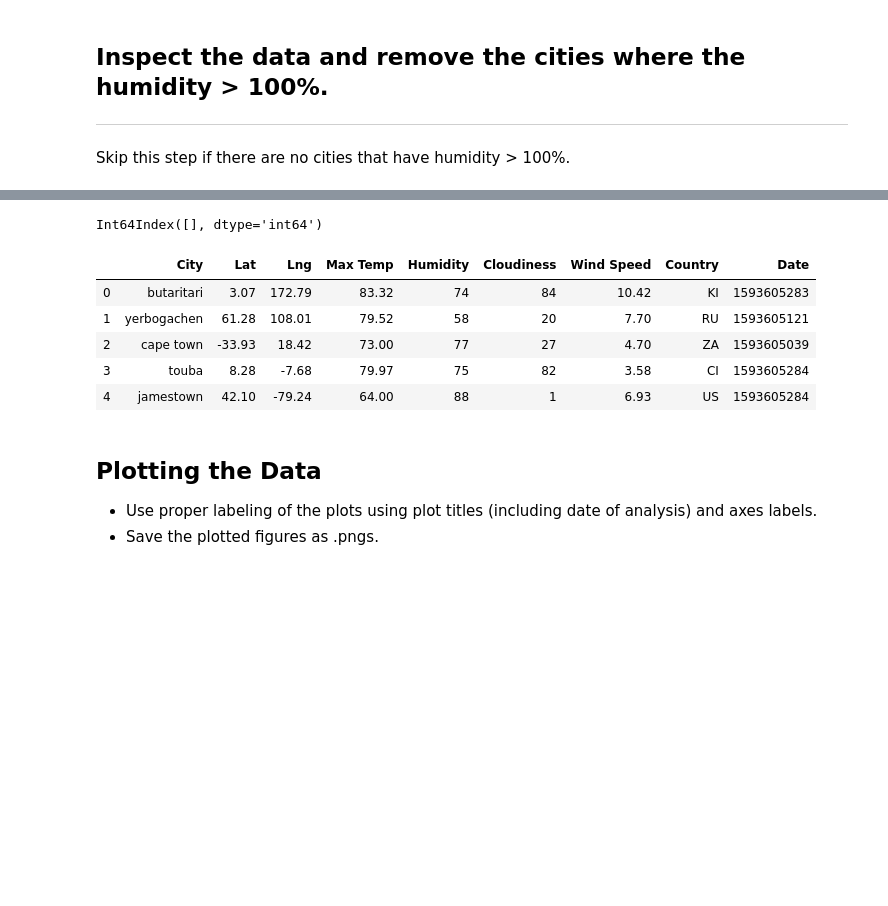
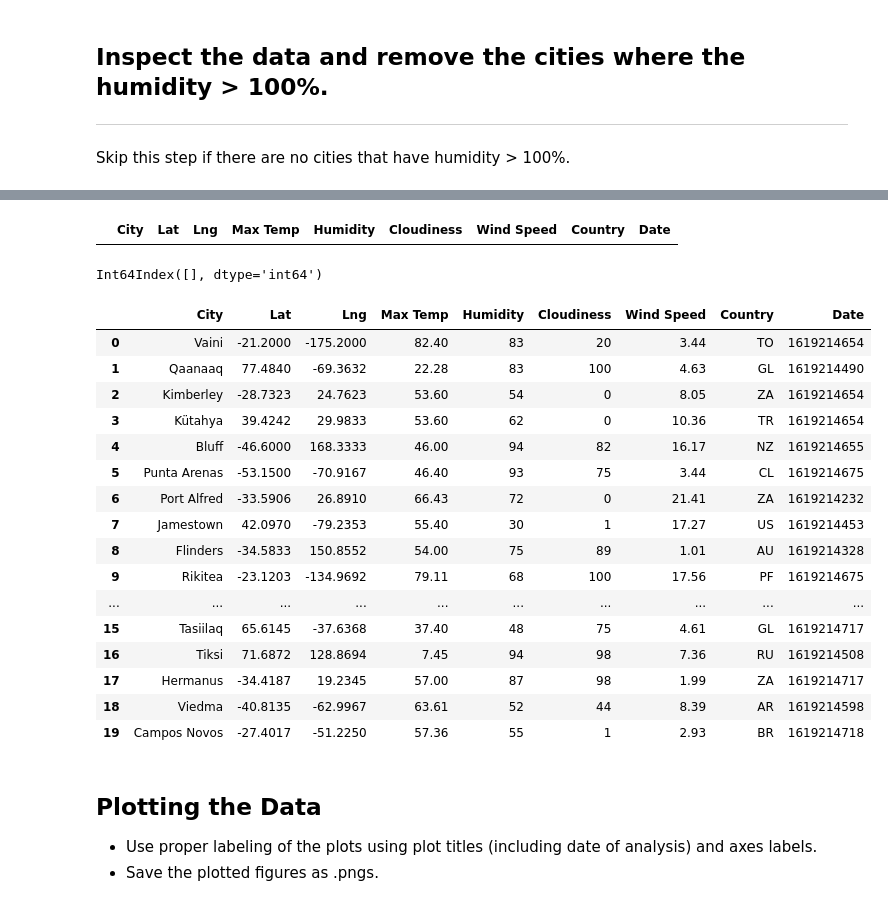
Before and after one commit to Pip85/practice-api, a Jupyter notebook: WeatherPy/WeatherPy.ipynb, the cells around one changed output, grey strips where cells are left out. Cells and saved outputs as stored; diff of their text form; code cells hidden in the pictures; blank space fills up the shorter version.

```diff
--- a/WeatherPy/WeatherPy.ipynb
+++ b/WeatherPy/WeatherPy.ipynb
@@ -135,0 +152,14 @@ for values in city_dict:
+# %%
+city_group = {"City":city_name,
+             "Lat":lat,
+             "Lng":lon,
+             "Max Temp": max_temp,
+             "Humidity": humidity,
+             "Cloudiness": cloudy,
+             "Wind Speed": wind_speed,
+             "Country": country,
+             "Date": date}
+
+city_df = pd.DataFrame(city_group)
+city_df.to_csv(output_data_file)
+city_df
@@ -151,2 +200,7 @@ Skip this step if there are no cities that have humidity > 100%.
+# %%
+high_humidity = city_df.loc[city_df["Humidity"] > 100,:]
+high_humidity
+# %% [output]
+|  | City | Lat | Lng | Max Temp | Humidity | Cloudiness | Wind Speed | Country | Date |
 # %%
 #  Get the indices of cities that have humidity over 100%.
@@ -155,13 +210,27 @@ Int64Index([], dtype='int64')
 # %%
 # Make a new DataFrame equal to the city data to drop all humidity outliers by index.
 # Passing "inplace=False" will make a copy of the city_data DataFrame, which we call "clean_city_data".
+clean_city_df = city_df.drop(city_df[city_df['Humidity'] > 100].index, inplace = False)
+clean_city_df = clean_city_df.reset_index(drop = True)
+clean_city_df
 # %% [output]
 |  | City | Lat | Lng | Max Temp | Humidity | Cloudiness | Wind Speed | Country | Date |
-| 0 | butaritari | 3.07 | 172.79 | 83.32 | 74 | 84 | 10.42 | KI | 1593605283 |
-| 1 | yerbogachen | 61.28 | 108.01 | 79.52 | 58 | 20 | 7.70 | RU | 1593605121 |
-| 2 | cape town | -33.93 | 18.42 | 73.00 | 77 | 27 | 4.70 | ZA | 1593605039 |
-| 3 | touba | 8.28 | -7.68 | 79.97 | 75 | 82 | 3.58 | CI | 1593605284 |
-| 4 | jamestown | 42.10 | -79.24 | 64.00 | 88 | 1 | 6.93 | US | 1593605284 |
+| 0 | Vaini | -21.2000 | -175.2000 | 82.40 | 83 | 20 | 3.44 | TO | 1619214654 |
+| 1 | Qaanaaq | 77.4840 | -69.3632 | 22.28 | 83 | 100 | 4.63 | GL | 1619214490 |
+| 2 | Kimberley | -28.7323 | 24.7623 | 53.60 | 54 | 0 | 8.05 | ZA | 1619214654 |
+| 3 | Kütahya | 39.4242 | 29.9833 | 53.60 | 62 | 0 | 10.36 | TR | 1619214654 |
+| 4 | Bluff | -46.6000 | 168.3333 | 46.00 | 94 | 82 | 16.17 | NZ | 1619214655 |
+| 5 | Punta Arenas | -53.1500 | -70.9167 | 46.40 | 93 | 75 | 3.44 | CL | 1619214675 |
+| 6 | Port Alfred | -33.5906 | 26.8910 | 66.43 | 72 | 0 | 21.41 | ZA | 1619214232 |
+| 7 | Jamestown | 42.0970 | -79.2353 | 55.40 | 30 | 1 | 17.27 | US | 1619214453 |
+| 8 | Flinders | -34.5833 | 150.8552 | 54.00 | 75 | 89 | 1.01 | AU | 1619214328 |
+| 9 | Rikitea | -23.1203 | -134.9692 | 79.11 | 68 | 100 | 17.56 | PF | 1619214675 |
+| ... | ... | ... | ... | ... | ... | ... | ... | ... | ... |
+| 15 | Tasiilaq | 65.6145 | -37.6368 | 37.40 | 48 | 75 | 4.61 | GL | 1619214717 |
+| 16 | Tiksi | 71.6872 | 128.8694 | 7.45 | 94 | 98 | 7.36 | RU | 1619214508 |
+| 17 | Hermanus | -34.4187 | 19.2345 | 57.00 | 87 | 98 | 1.99 | ZA | 1619214717 |
+| 18 | Viedma | -40.8135 | -62.9967 | 63.61 | 52 | 44 | 8.39 | AR | 1619214598 |
+| 19 | Campos Novos | -27.4017 | -51.2250 | 57.36 | 55 | 1 | 2.93 | BR | 1619214718 |
 # %% [markdown]
 ## Plotting the Data
 * Use proper labeling of the plots using plot titles (including date of analysis) and axes labels.
```
Also changed, not shown: parts of 33 cells of this notebook, 4 other files.
